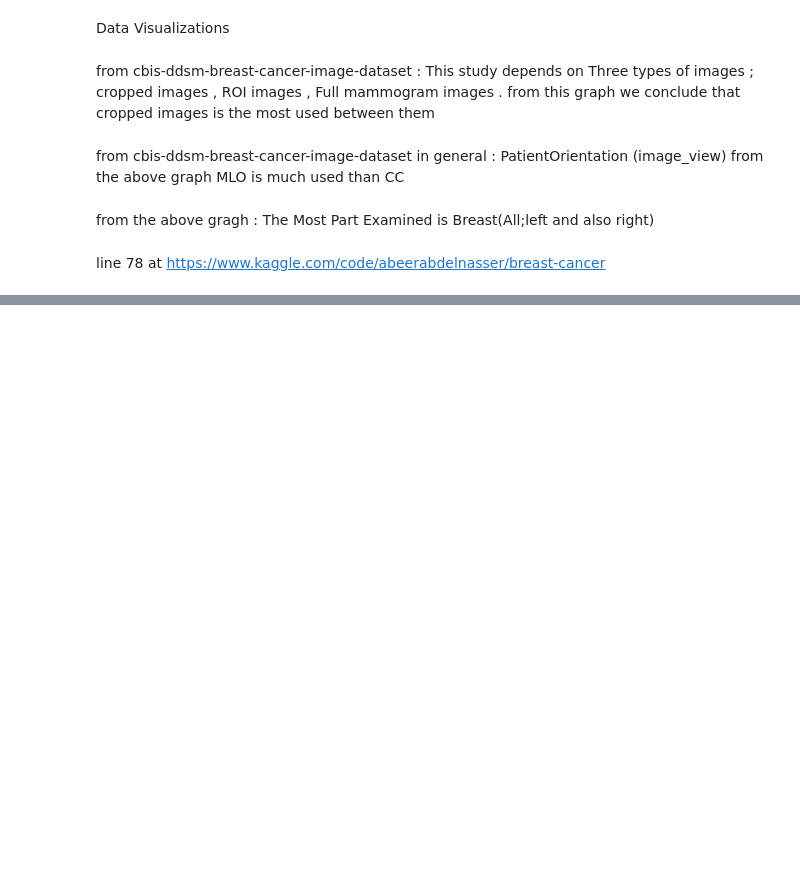
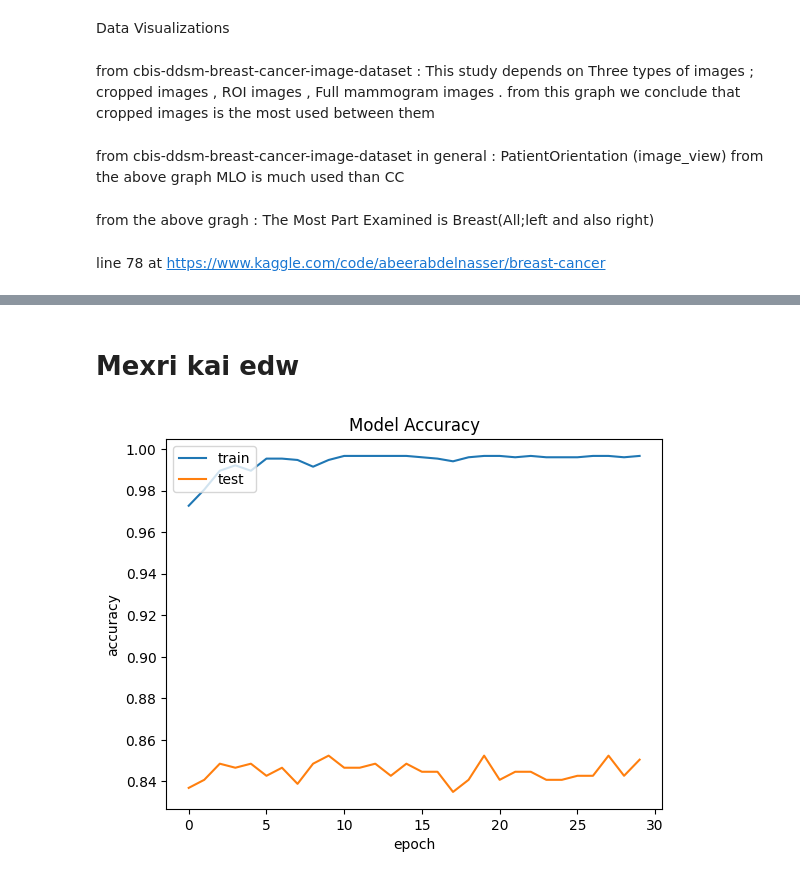
Before and after one commit to Vthanos/B.I.C, a Jupyter notebook: notebooks/classnet.ipynb, the cells around one changed output, grey strips where cells are left out. Cells and saved outputs as stored; diff of their text form; code cells hidden in the pictures; blank space fills up the shorter version.

```diff
--- a/notebooks/classnet.ipynb
+++ b/notebooks/classnet.ipynb
@@ -395,0 +1477,17 @@ line 78 at https://www.kaggle.com/code/abeerabdelnasser/breast-cancer
+# %%
+from sklearn.model_selection import train_test_split
+from keras.utils.np_utils import to_categorical
+
+X_train, X_test, y_train, y_test = train_test_split(X, y, test_size = 0.25, random_state = 42)
+
+rate = 0.5
+num = int(X.shape[0] * rate)
+
+y_train = to_categorical(y_train, 2)
+y_test = to_categorical(y_test, 2)
+
+
+print('X_train shape : {}' .format(X_train.shape))
+print('X_test shape : {}' .format(X_test.shape))
+print('y_train shape : {}' .format(y_train.shape))
+print('y_test shape : {}' .format(y_test.shape))
@@ -395,0 +1576,12 @@ line 78 at https://www.kaggle.com/code/abeerabdelnasser/breast-cancer
+# %% [markdown]
+ <h1>Mexri kai edw </h1>
+# %%
+plt.plot(history.history['accuracy'])
+plt.plot(history.history['val_accuracy'])
+plt.title('Model Accuracy')
+plt.ylabel('accuracy')
+plt.xlabel('epoch')
+plt.legend(['train', 'test'], loc='upper left')
+plt.show()
+# %% [output]
+[figure, added]
```
Also changed, not shown: parts of 210 cells of this notebook.
